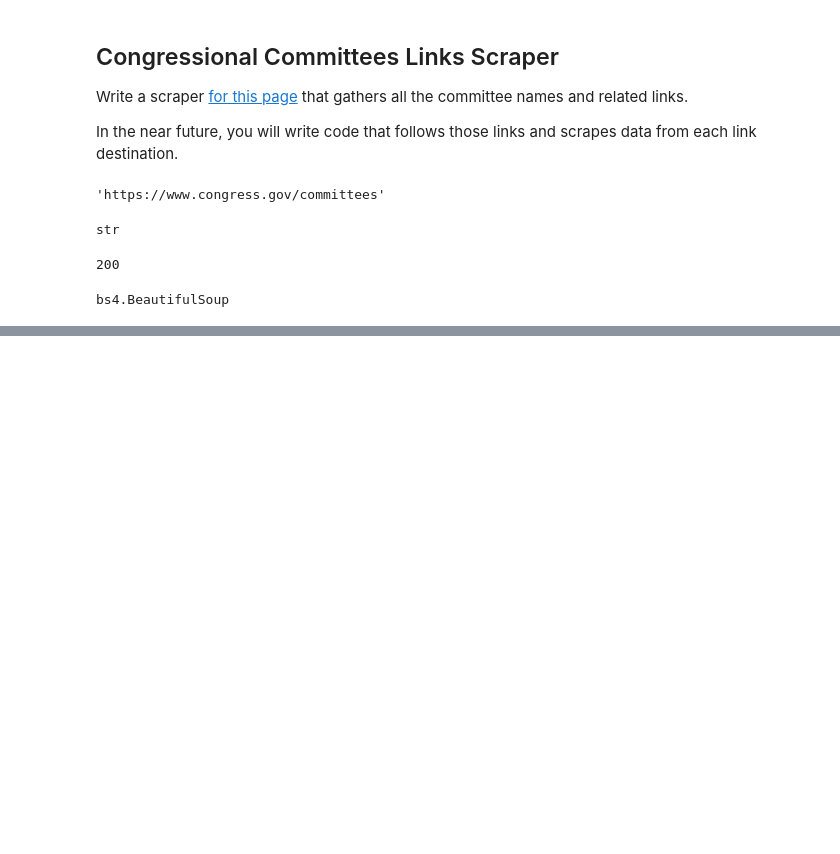
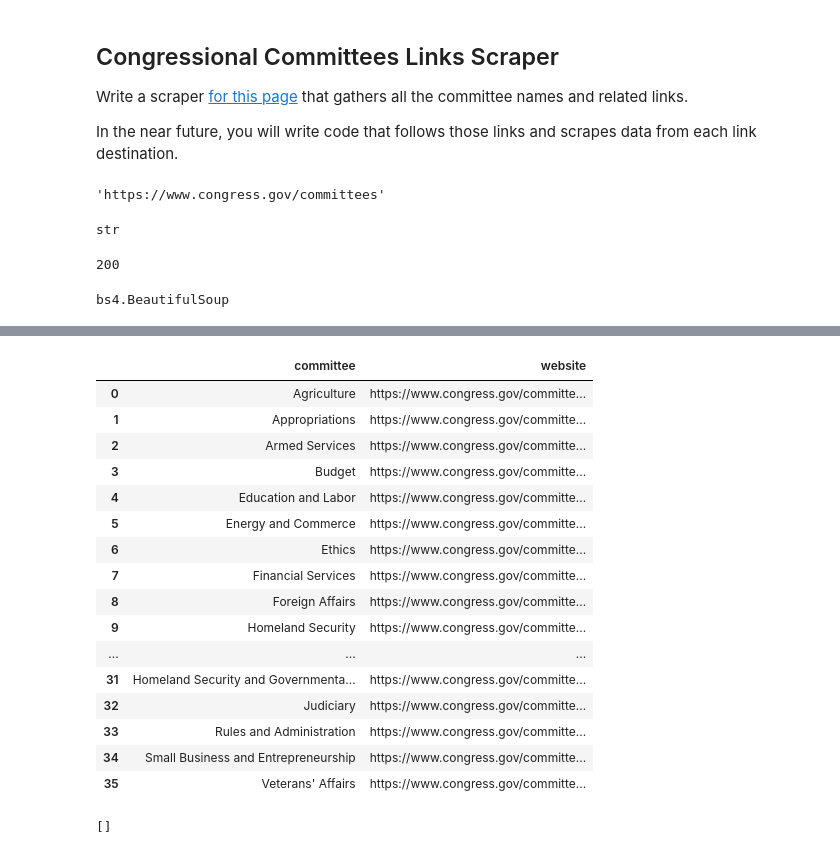
Before and after one commit to MyriamVV/pp_week5_homework, a Jupyter notebook: hw-wk-05-congressional-links.ipynb, the cells around one changed output, grey strips where cells are left out. Saved outputs shown, nothing was run; the diff lists cells and outputs as text; code cells hidden in the pictures; blank space fills up the shorter version.

```diff
--- a/hw-wk-05-congressional-links.ipynb
+++ b/hw-wk-05-congressional-links.ipynb
@@ -30,0 +97,11 @@ bs4.BeautifulSoup
+# %%
+committees_links = []
+for comm in committees4:
+    committees_links.append(comm["href"])
+# %%
+# Save the committees in a list
+committees_links = []
+for comm in committees4:
+    committees_links.append(comm["href"])
+
+committees_links
@@ -30,0 +126,9 @@ bs4.BeautifulSoup
+# %%
+# New for loop, to add the base URL to it
+
+committees_links_full = []
+
+for link in committees_links:
+    committees_links_full.append(link.replace("/com", "https://www.congress.gov/com"))
+
+committees_links_full
@@ -30,0 +153,37 @@ bs4.BeautifulSoup
+# %%
+# Why didn't this work?
+df = pd.DataFrame(list(zip(committees_text,committees_links_full)),
+                  columns = ["committee", "website"])
+# %%
+df
+# %% [output]
+|  | committee | website |
+| 0 | Agriculture | https://www.congress.gov/committe... |
+| 1 | Appropriations | https://www.congress.gov/committe... |
+| 2 | Armed Services | https://www.congress.gov/committe... |
+| 3 | Budget | https://www.congress.gov/committe... |
+| 4 | Education and Labor | https://www.congress.gov/committe... |
+| 5 | Energy and Commerce | https://www.congress.gov/committe... |
+| 6 | Ethics | https://www.congress.gov/committe... |
+| 7 | Financial Services | https://www.congress.gov/committe... |
+| 8 | Foreign Affairs | https://www.congress.gov/committe... |
+| 9 | Homeland Security | https://www.congress.gov/committe... |
+| ... | ... | ... |
+| 31 | Homeland Security and Governmenta... | https://www.congress.gov/committe... |
+| 32 | Judiciary | https://www.congress.gov/committe... |
+| 33 | Rules and Administration | https://www.congress.gov/committe... |
+| 34 | Small Business and Entrepreneurship | https://www.congress.gov/committe... |
+| 35 | Veterans' Affairs | https://www.congress.gov/committe... |
+# %%
+## With a for loop
+
+committees_dic = []
+
+for (name,link) in zip(committees_text,committees_links_full):
+    committees_dic.append({
+        "committee":name,
+        "website":link})
+
+committees_dic
+# %% [output]
+[]
```
Also changed, not shown: parts of 19 cells of this notebook.
